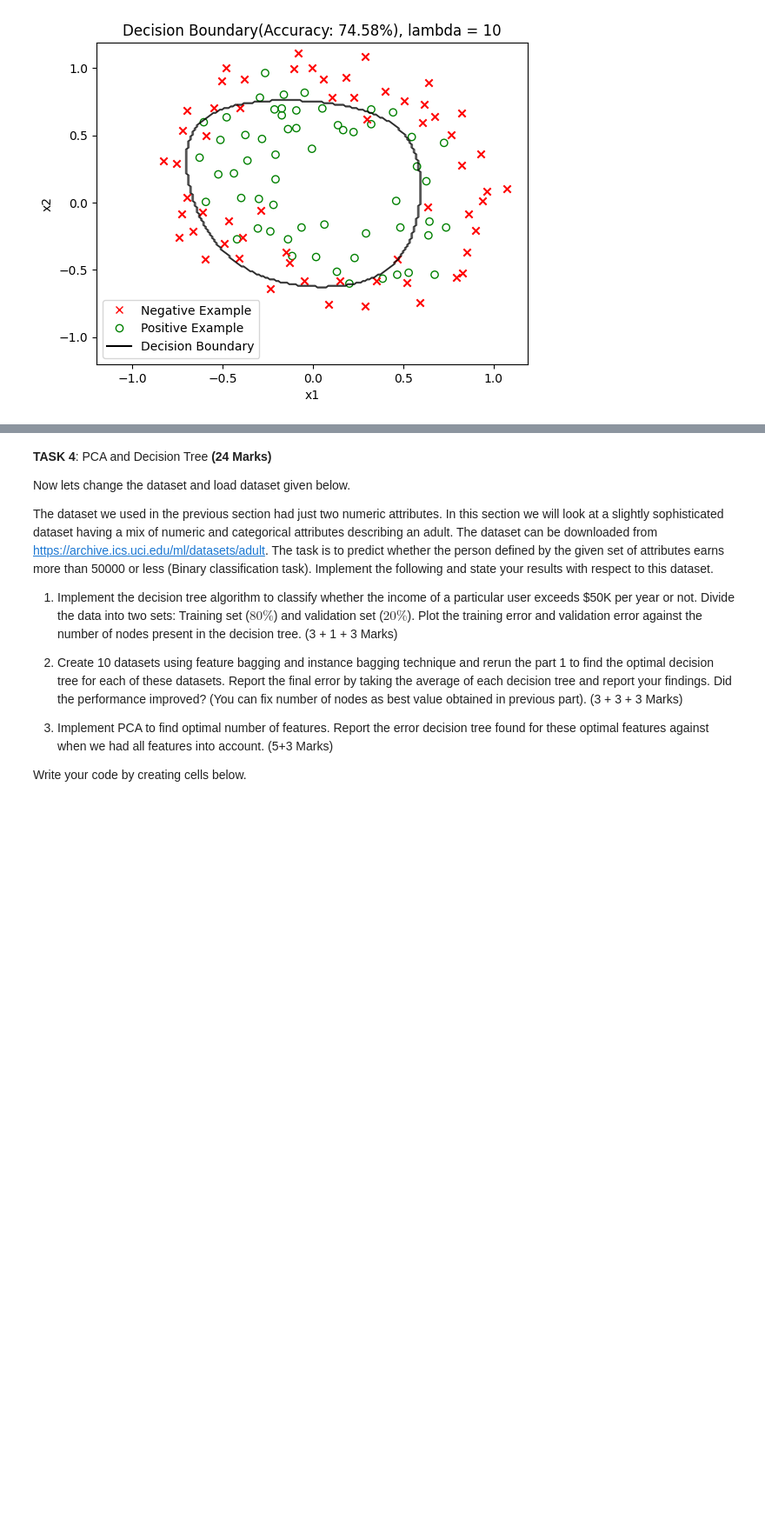
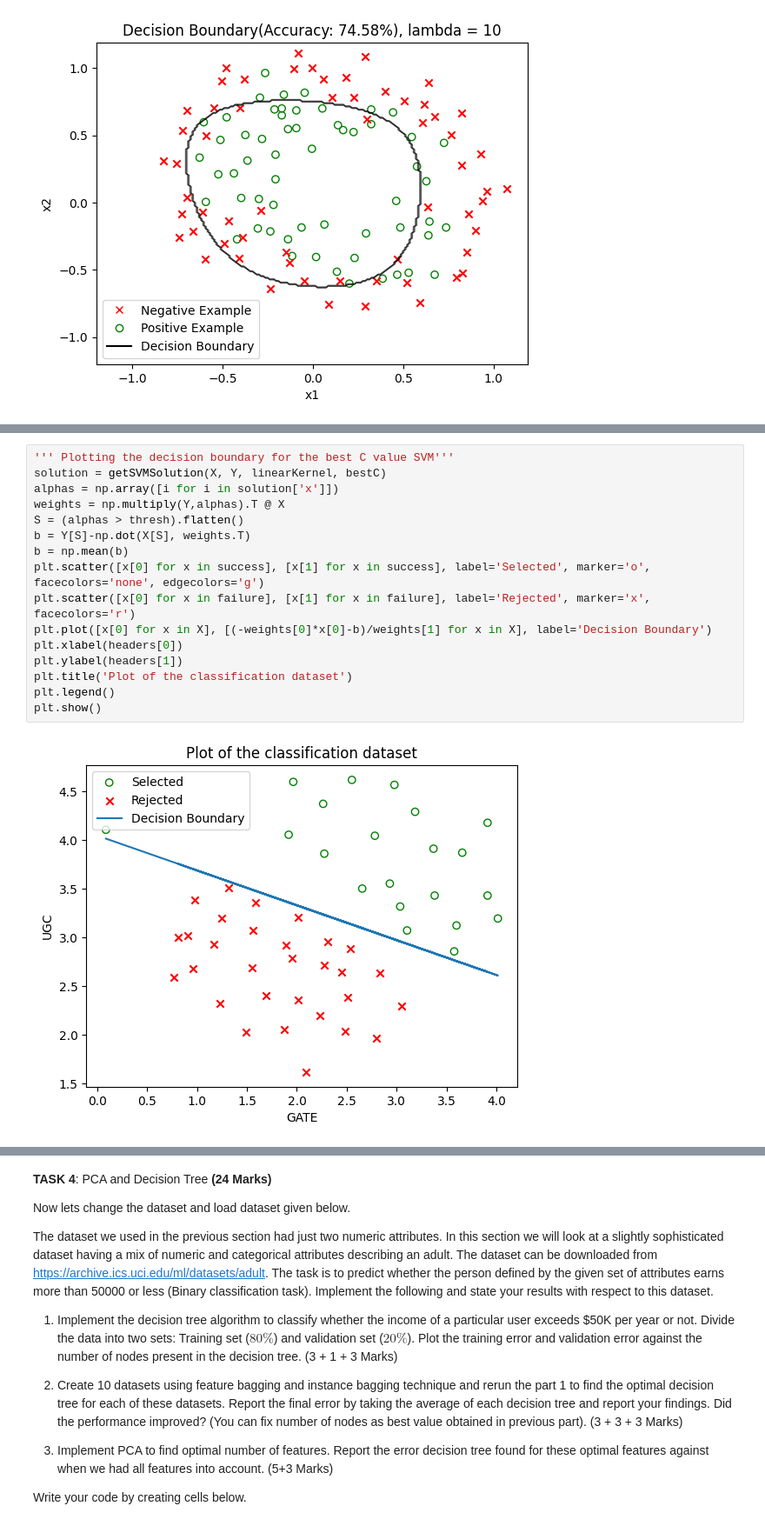
Before and after one commit to khan-shahnawaz/MachineLearning, a Jupyter notebook: Linear Classification, Logistic Regression, SVM, PCA, Decision Tree/SHAHNAWAZ_KHAN_ML_(CS503)_Lab2_Classification_Logistic_SVM_PCA_Dtree.ipynb, the cells around one changed output, grey strips where cells are left out. Shown at 87% size. Cells and saved outputs as stored; diff of their text form; blank space fills up the shorter version.

```diff
--- a/Linear Classification, Logistic Regression, SVM, PCA, Decision Tree/SHAHNAWAZ_KHAN_ML_(CS503)_Lab2_Classification_Logistic_SVM_PCA_Dtree.ipynb
+++ b/Linear Classification, Logistic Regression, SVM, PCA, Decision Tree/SHAHNAWAZ_KHAN_ML_(CS503)_Lab2_Classification_Logistic_SVM_PCA_Dtree.ipynb
@@ -387,0 +509,18 @@ Write your code by creating cells below.
+# %%
+''' Plotting the decision boundary for the best C value SVM'''
+solution = getSVMSolution(X, Y, linearKernel, bestC)
+alphas = np.array([i for i in solution['x']])
+weights = np.multiply(Y,alphas).T @ X
+S = (alphas > thresh).flatten()
+b = Y[S]-np.dot(X[S], weights.T)
+b = np.mean(b)
+plt.scatter([x[0] for x in success], [x[1] for x in success], label='Selected', marker='o', facecolors='none', edgecolors='g')
+plt.scatter([x[0] for x in failure], [x[1] for x in failure], label='Rejected', marker='x', facecolors='r')
+plt.plot([x[0] for x in X], [(-weights[0]*x[0]-b)/weights[1] for x in X], label='Decision Boundary')
+plt.xlabel(headers[0])
+plt.ylabel(headers[1])
+plt.title('Plot of the classification dataset')
+plt.legend()
+plt.show()
+# %% [output]
+[figure, added]
```
Also changed, not shown: parts of 10 cells of this notebook, 1 other file.
